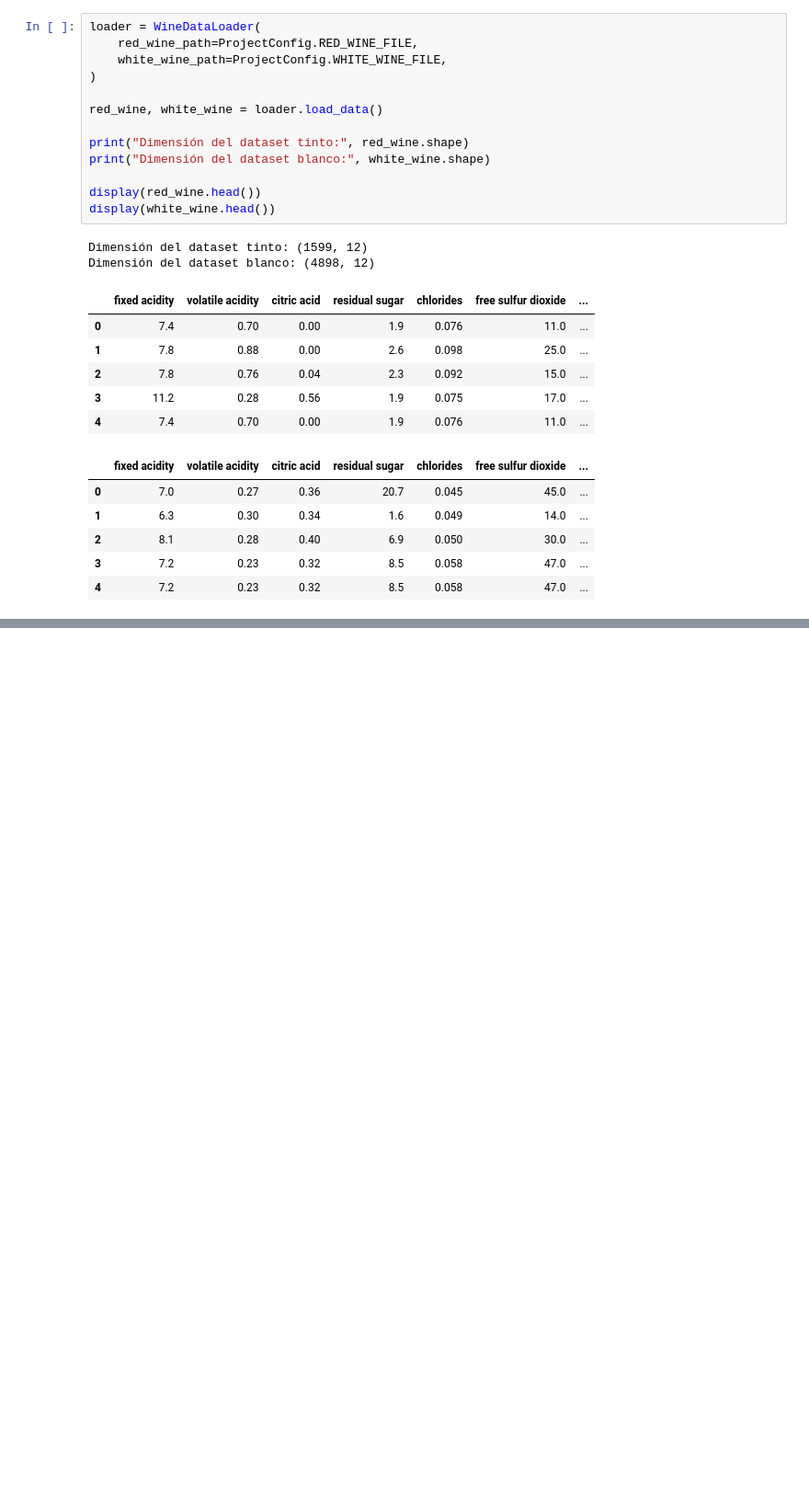
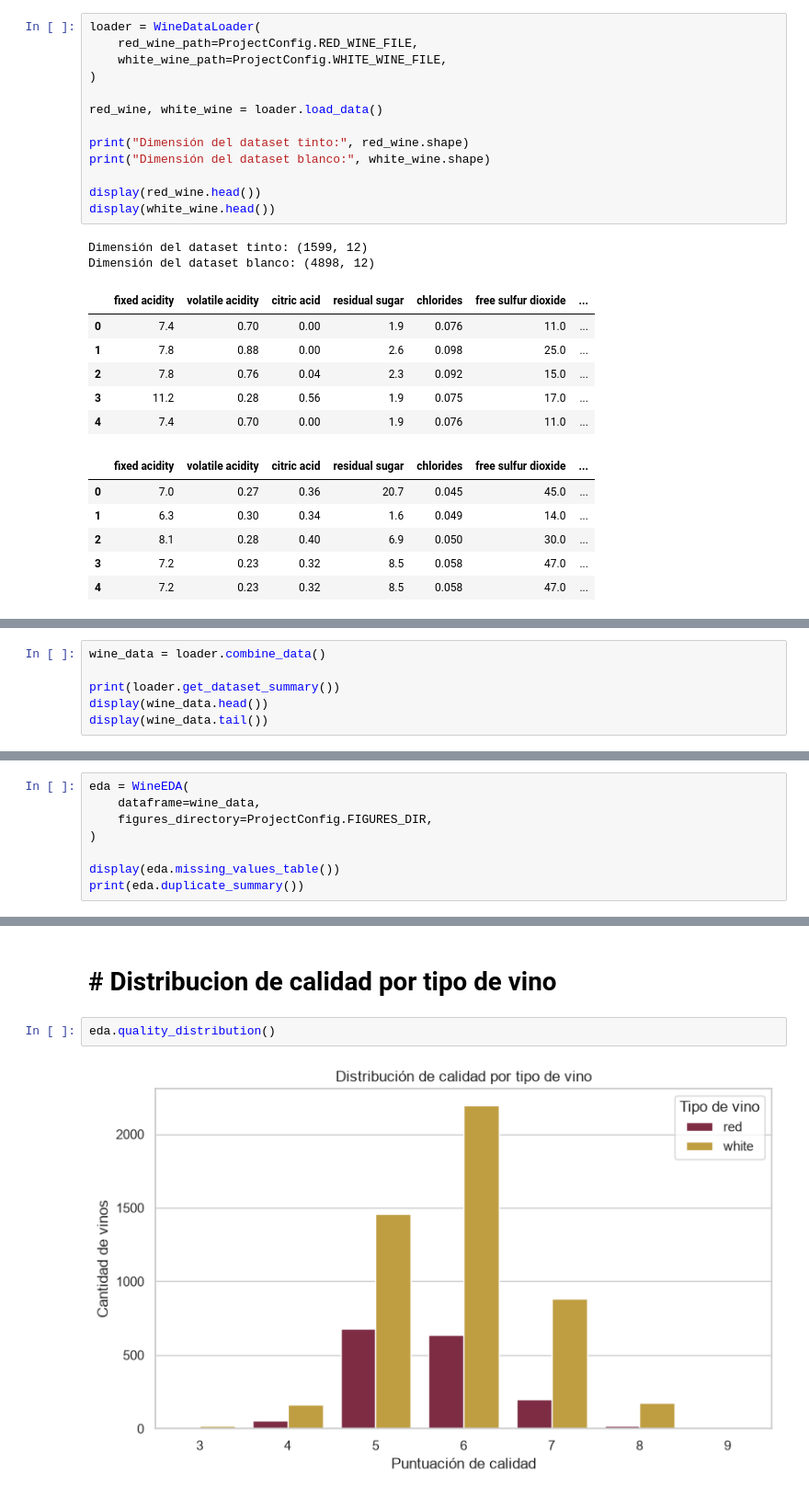
Before and after one commit to MauOrtizC/Proyecto-D-Sistema-de-Prediccion-de-Calidad-de-Vino, a Jupyter notebook: notebooks/01_EDA.ipynb, the cells around one changed output, grey strips where cells are left out. Shown at 92% size. Drawn from its saved outputs; the diff is of its cells as text; blank space fills up the shorter version.

Commit message:
Distribuciones

```diff
--- a/notebooks/01_EDA.ipynb
+++ b/notebooks/01_EDA.ipynb
@@ -47,0 +50,6 @@ Dimensión del dataset blanco: (4898, 12)
+# %%
+wine_data = loader.combine_data()
+
+print(loader.get_dataset_summary())
+display(wine_data.head())
+display(wine_data.tail())
@@ -47,0 +116,8 @@ Dimensión del dataset blanco: (4898, 12)
+# %%
+eda = WineEDA(
+    dataframe=wine_data,
+    figures_directory=ProjectConfig.FIGURES_DIR,
+)
+
+display(eda.missing_values_table())
+print(eda.duplicate_summary())
@@ -47,0 +140,6 @@ Dimensión del dataset blanco: (4898, 12)
+# %% [markdown]
+# # Distribucion de calidad por tipo de vino
+# %%
+eda.quality_distribution()
+# %% [output]
+[figure, added]
```
Also changed, not shown: parts of 12 cells of this notebook, 3 other files.
